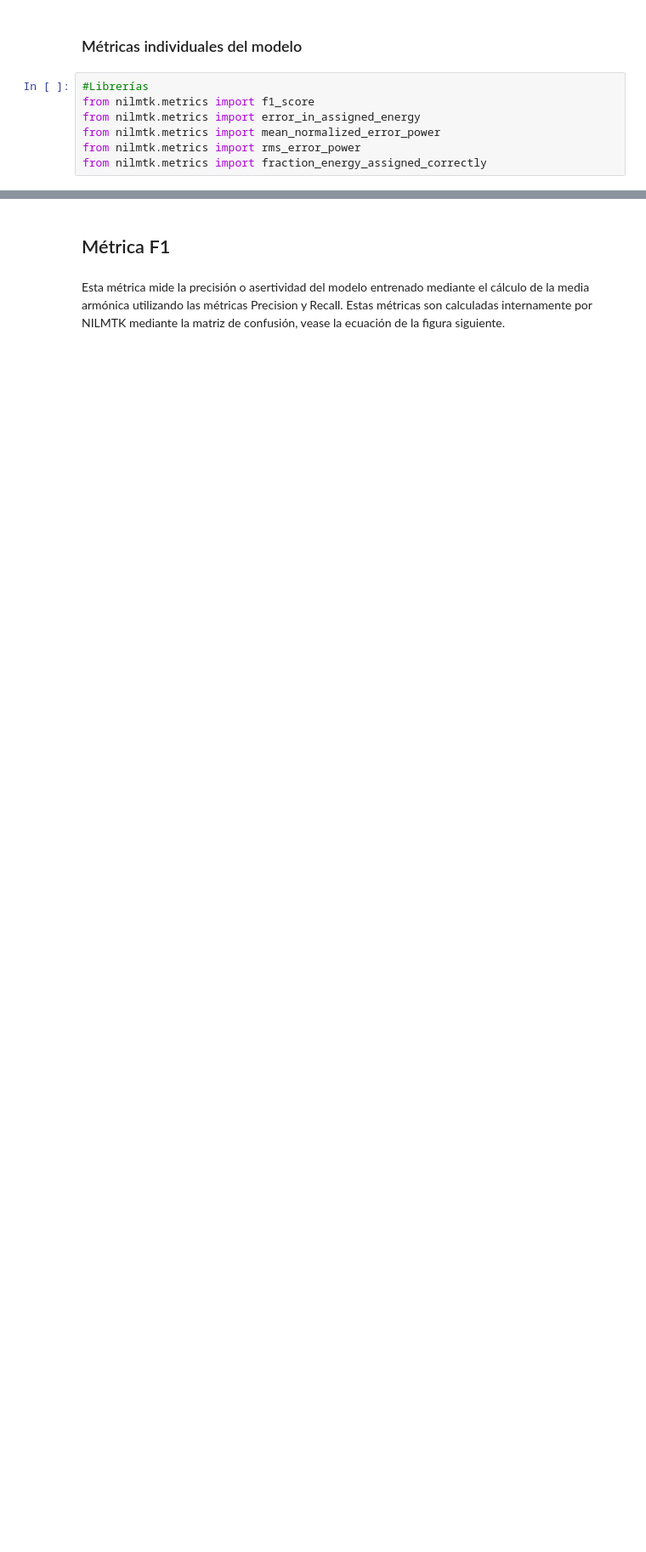
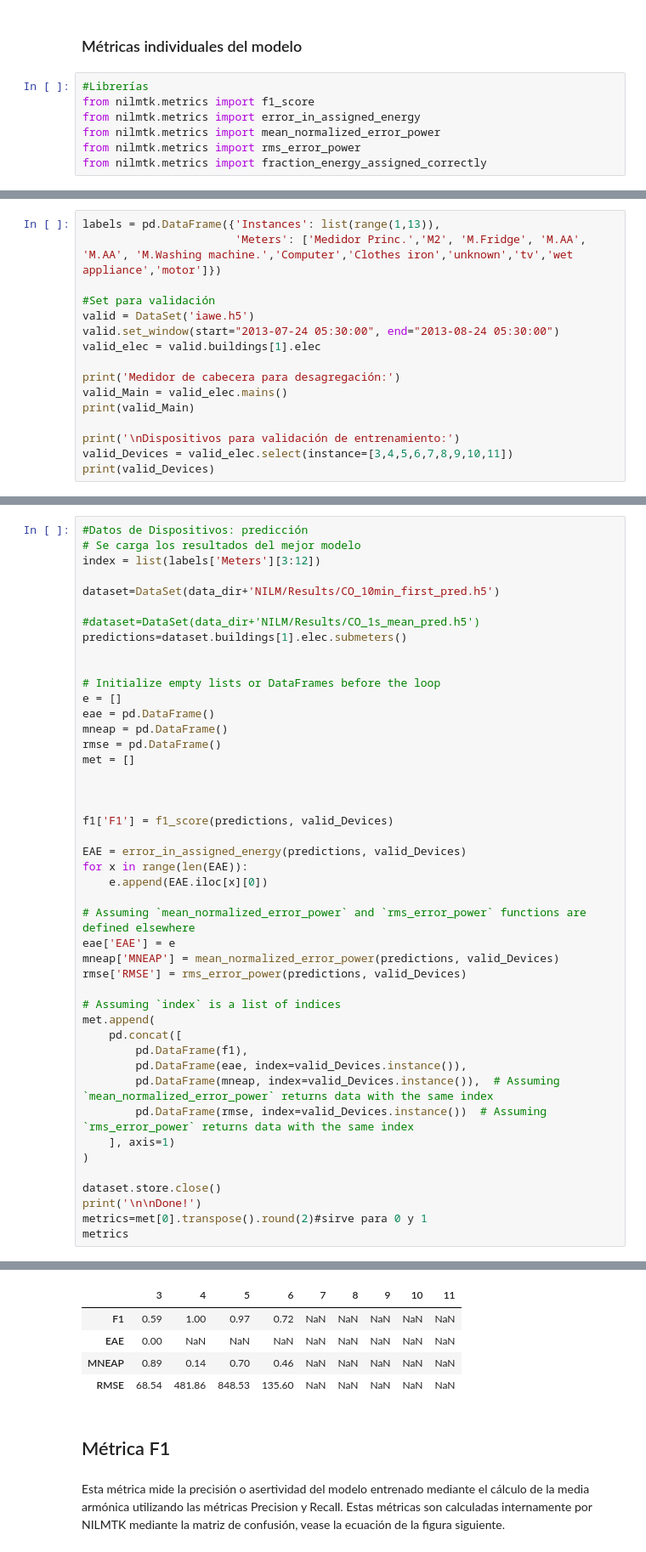
Before and after one commit to crn565/NILMTK_ozm_vs_iawe, a Jupyter notebook: 8.-METRICAS.ipynb, the cells around one changed output, grey strips where cells are left out. Shown at 85% size. Saved outputs shown, nothing was run; the diff lists cells and outputs as text; blank space fills up the shorter version.

```diff
--- a/8.-METRICAS.ipynb
+++ b/8.-METRICAS.ipynb
@@ -172,0 +74,16 @@ Metrica FEAC ( da problema con AttributeError: 'tuple' object has no attribute '
+# %%
+labels = pd.DataFrame({'Instances': list(range(1,13)),
+                       'Meters': ['Medidor Princ.','M2', 'M.Fridge', 'M.AA', 'M.AA', 'M.Washing machine.','Computer','Clothes iron','unknown','tv','wet appliance','motor']})
+
+#Set para validación
+valid = DataSet('iawe.h5')
+valid.set_window(start="2013-07-24 05:30:00", end="2013-08-24 05:30:00")
+valid_elec = valid.buildings[1].elec
+
+print('Medidor de cabecera para desagregación:')
+valid_Main = valid_elec.mains()
+print(valid_Main)
+
+print('\nDispositivos para validación de entrenamiento:')
+valid_Devices = valid_elec.select(instance=[3,4,5,6,7,8,9,10,11])
+print(valid_Devices)
@@ -172,0 +109,46 @@ Metrica FEAC ( da problema con AttributeError: 'tuple' object has no attribute '
+# %%
+#Datos de Dispositivos: predicción
+# Se carga los resultados del mejor modelo
+index = list(labels['Meters'][3:12])
+
+dataset=DataSet(data_dir+'NILM/Results/CO_10min_first_pred.h5')
+
+#dataset=DataSet(data_dir+'NILM/Results/CO_1s_mean_pred.h5')
+predictions=dataset.buildings[1].elec.submeters()
+
+
+# Initialize empty lists or DataFrames before the loop
+e = []
+eae = pd.DataFrame()
+mneap = pd.DataFrame()
+rmse = pd.DataFrame()
+met = []
+
+
+
+f1['F1'] = f1_score(predictions, valid_Devices)
+
+EAE = error_in_assigned_energy(predictions, valid_Devices)
+for x in range(len(EAE)):
+    e.append(EAE.iloc[x][0])
+
+# Assuming `mean_normalized_error_power` and `rms_error_power` functions are defined elsewhere
+eae['EAE'] = e
+mneap['MNEAP'] = mean_normalized_error_power(predictions, valid_Devices)
+rmse['RMSE'] = rms_error_power(predictions, valid_Devices)
+
+# Assuming `index` is a list of indices
+met.append(
+    pd.concat([
+        pd.DataFrame(f1),
+        pd.DataFrame(eae, index=valid_Devices.instance()),
+        pd.DataFrame(mneap, index=valid_Devices.instance()),  # Assuming `mean_normalized_error_power` returns data with the same index
+        pd.DataFrame(rmse, index=valid_Devices.instance())  # Assuming `rms_error_power` returns data with the same index
+    ], axis=1)
+)
+
+dataset.store.close()
+print('\n\nDone!')
+metrics=met[0].transpose().round(2)#sirve para 0 y 1
+metrics
+# %% [output]
@@ -173,3 +156,8 @@ Metrica FEAC ( da problema con AttributeError: 'tuple' object has no attribute '
+|  | 3 | 4 | 5 | 6 | 7 | 8 | 9 | 10 | 11 |
+| F1 | 0.59 | 1.00 | 0.97 | 0.72 | NaN | NaN | NaN | NaN | NaN |
+| EAE | 0.00 | NaN | NaN | NaN | NaN | NaN | NaN | NaN | NaN |
+| MNEAP | 0.89 | 0.14 | 0.70 | 0.46 | NaN | NaN | NaN | NaN | NaN |
+| RMSE | 68.54 | 481.86 | 848.53 | 135.60 | NaN | NaN | NaN | NaN | NaN |
 # %% [markdown]
 ## Métrica F1
 # %% [markdown]
```
Also changed, not shown: parts of 43 cells of this notebook.
